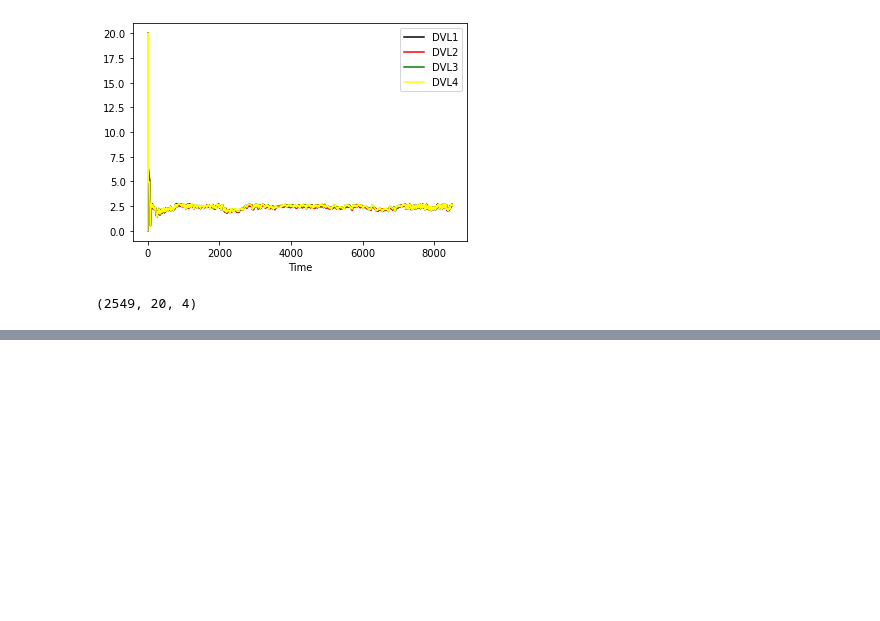
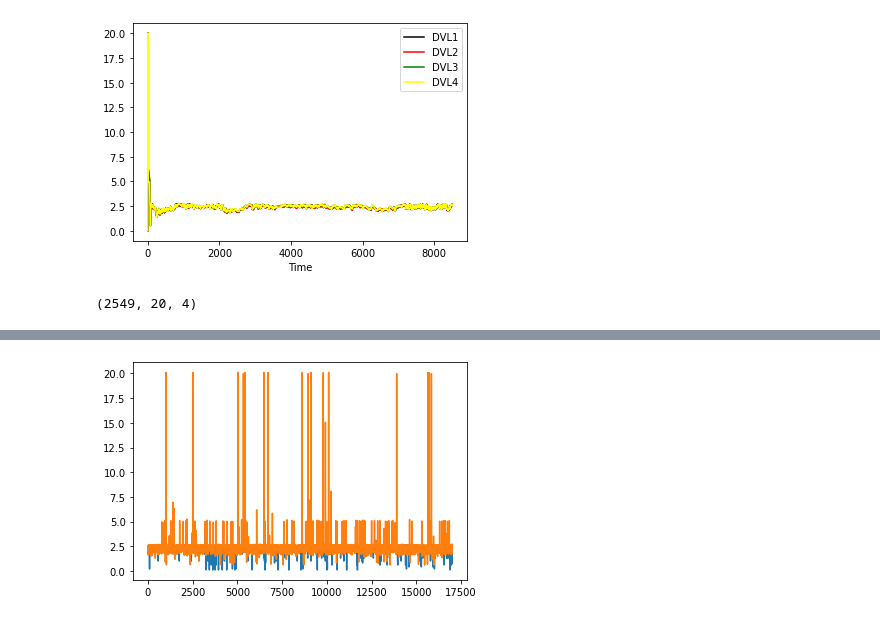
Before and after one commit to Waleed-Azam/1D-CNN, a Jupyter notebook: AutoEncoders_Master_Work.ipynb, the cells around one changed output, grey strips where cells are left out. Drawn from its saved outputs; the diff is of its cells as text; code cells hidden in the pictures; blank space fills up the shorter version.

```diff
--- a/AutoEncoders_Master_Work.ipynb
+++ b/AutoEncoders_Master_Work.ipynb
@@ -333,0 +434,2 @@ for i in range(4):
+# %%
+Beam_4=Prediction_X_test[:,0]
@@ -333,0 +445,14 @@ for i in range(4):
+# %%
+Beam_4_Label = Label_Testing[:,0]
+# %%
+ax = plt.gca()
+#Inputs
+plt.plot(t,Beam_4_Label)
+plt.plot(t, Beam_4)
+#df2.plot(kind='line',x='Time',y='DVL2_S', color='red', ax=ax)
+#df2.plot(kind='line',x='Time',y='DVL3_S', color='green', ax=ax)
+#df2.plot(kind='line',x='Time',y='DVL4_S', color='yellow', ax=ax)
+
+plt.show()
+# %% [output]
+[figure, added]
```
Also changed, not shown: parts of 41 cells of this notebook.
